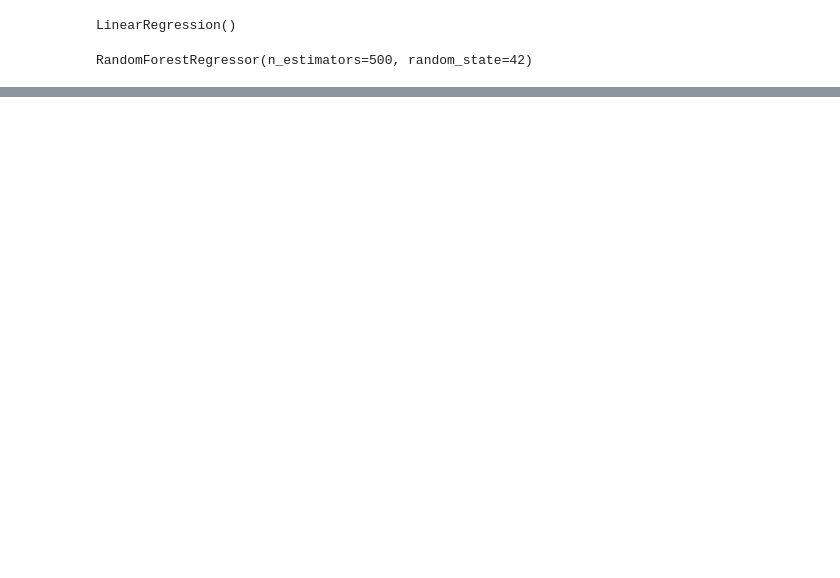
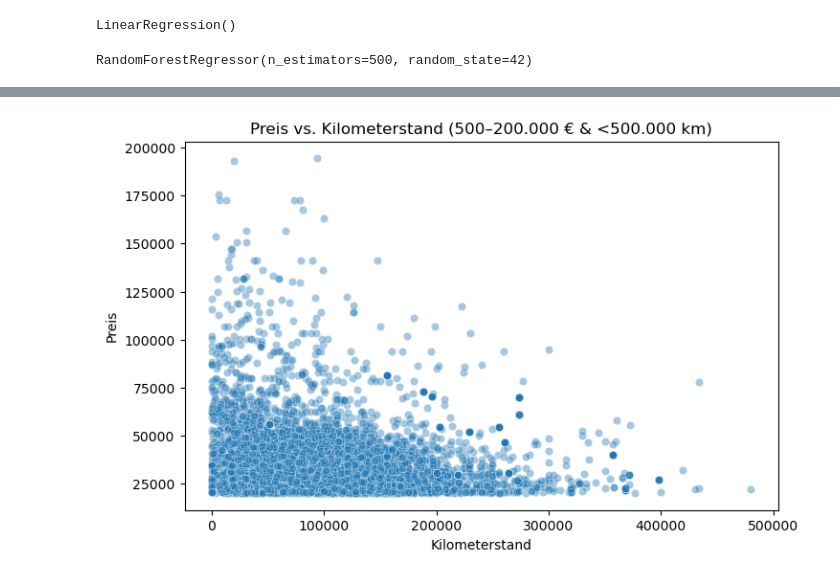
Before and after one commit to obaidullah-Mushtaq/car-price-prediction, a Jupyter notebook: car_price_analysis.ipynb, the cells around one changed output, grey strips where cells are left out. Drawn from its saved outputs; the diff is of its cells as text; code cells hidden in the pictures; blank space fills up the shorter version.

```diff
--- a/car_price_analysis.ipynb
+++ b/car_price_analysis.ipynb
@@ -279,16 +326,18 @@ plt.show()
 # %%
 # Filter für realistische Preise und Kilometerstände ab 500 bis 200.000 Euro
 import matplotlib.pyplot as plt
 import seaborn as sns
 
 df_filtered = df[
-    (df["Price"] >= 500) & (df["Price"] < 200000) &
+    (df["Price"] >= 20000) & (df["Price"] < 200000) &
     (df["Mileage"] < 500000)
 ]
 
 plt.figure(figsize=(8, 5))
 sns.scatterplot(data=df_filtered, x="Mileage", y="Price", alpha=0.4)
 plt.title("Preis vs. Kilometerstand (500–200.000 € & <500.000 km)")
 plt.xlabel("Kilometerstand")
 plt.ylabel("Preis")
 plt.show()
+# %% [output]
+[figure, added]
```
Also changed, not shown: parts of 17 cells of this notebook.
